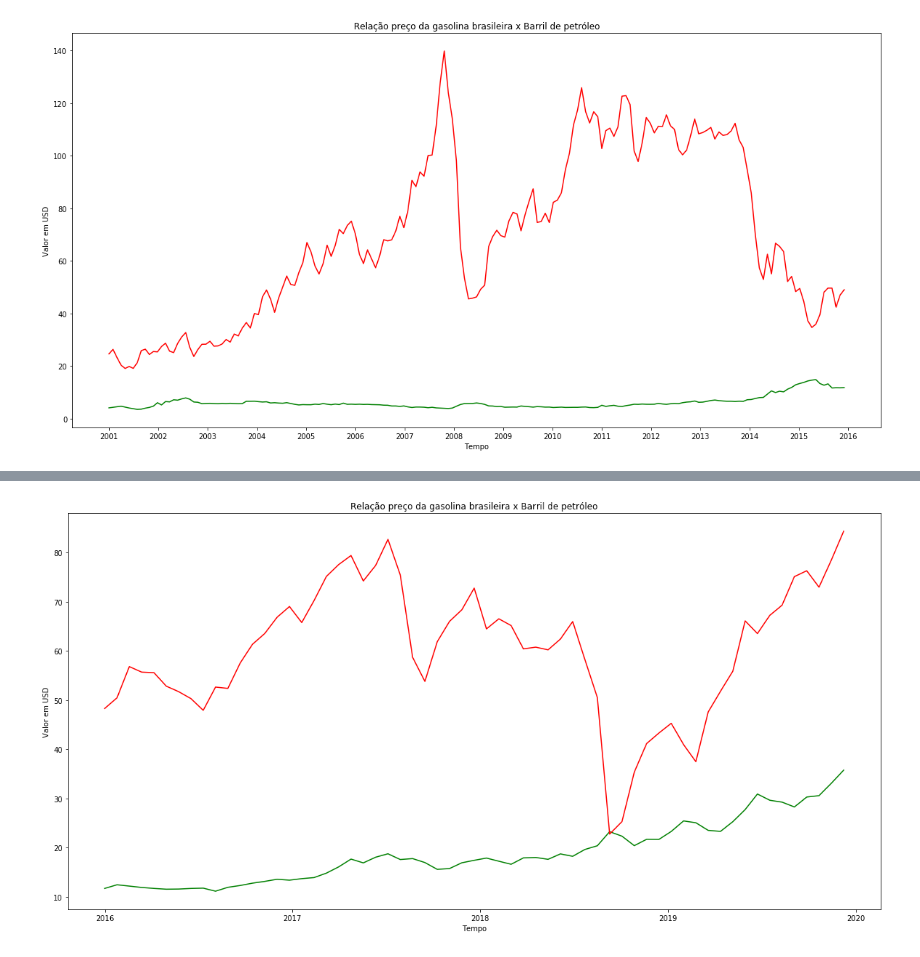
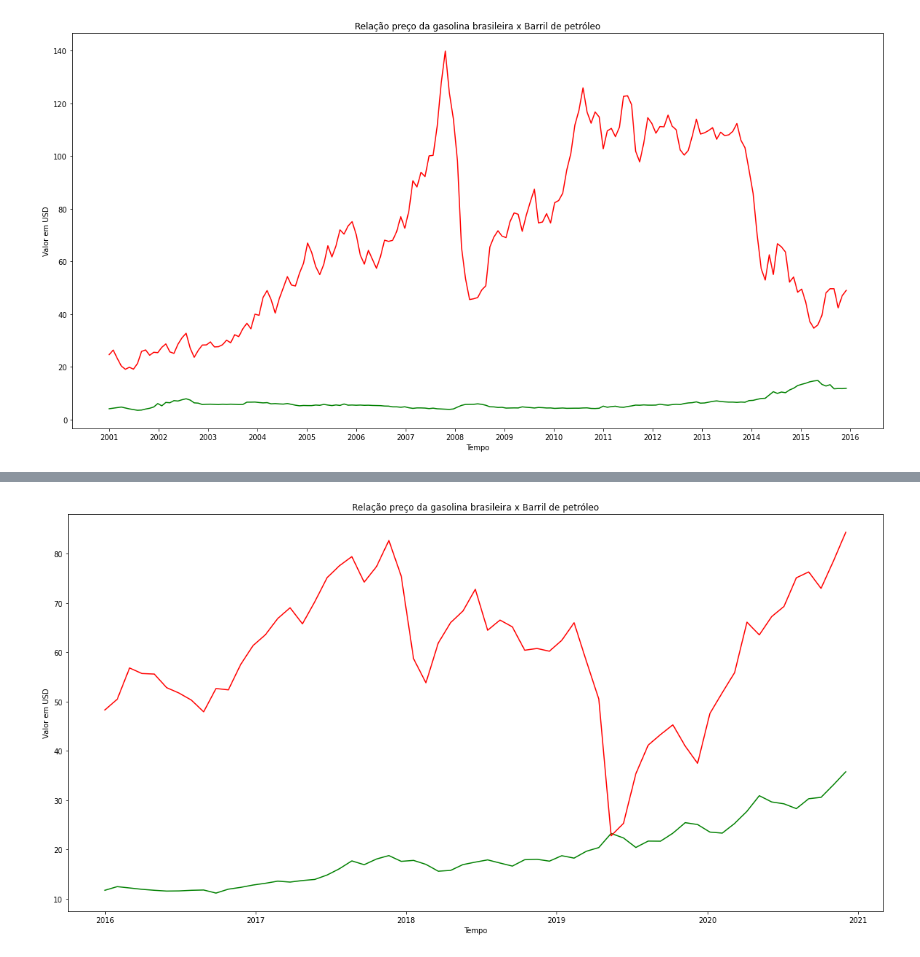
Before and after one commit to Guilherme-Valle/ia-analise-gasolina, a Jupyter notebook: analysis.ipynb, the cells around one changed output, grey strips where cells are left out. Saved outputs shown, nothing was run; the diff lists cells and outputs as text; code cells hidden in the pictures.

```diff
--- a/analysis.ipynb
+++ b/analysis.ipynb
@@ -466,23 +467,23 @@ barril_petroleo_depois_ppi.reset_index(drop=True, inplace=True)
 # %%
 width = 20
 height = 10
 width_height = (width, height)
 plt.figure(figsize=width_height)
 
 plt.plot(preco_gasolina_depois_ppi["MÊS"], preco_gasolina_depois_ppi["Valor USD"],  color='g', label='Gasolina')
 plt.plot(preco_gasolina_depois_ppi["MÊS"], barril_petroleo_depois_ppi["Último"], color='r', label='Petróleo')
 
 
-plt.xticks(np.linspace(0, 61, 5), labels=preco_gasolina_depois_ppi.loc[::12, "ANO"])
+plt.xticks(np.linspace(0, 61, 6), labels=preco_gasolina_depois_ppi.loc[::12, "ANO"])
 
 
 plt.xlabel("Tempo")
 plt.ylabel("Valor em USD")
 plt.title("Relação preço da gasolina brasileira x Barril de petróleo")
 
 plt.show()
 # %% [output]
-[figure, old version]
+[figure, new version]
 # %%
 serie_historica_depois_ppi = pandas.DataFrame(data={"Petroleo": barril_petroleo_depois_ppi["Último"],
                                           "Gasolina": preco_gasolina_depois_ppi["Valor USD"]})
```
Also changed, not shown: parts of 30 cells of this notebook.
